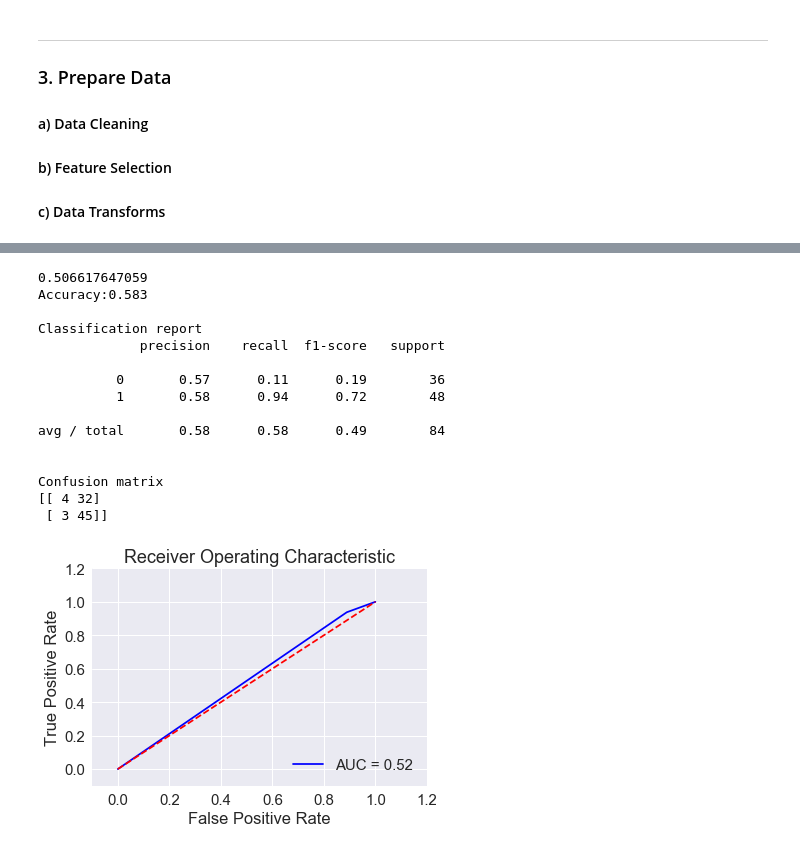
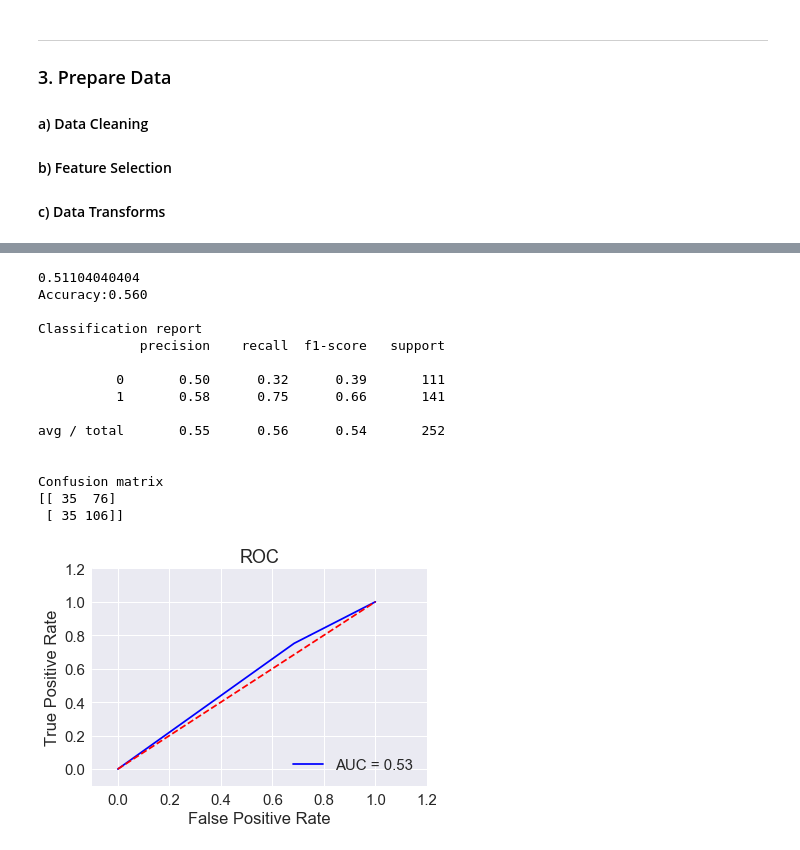
Before and after one commit to krishnamohan-seelam/MachineLearning_obsolete, a Jupyter notebook: classification/ISLR_Classification.ipynb, the cells around one changed output, grey strips where cells are left out. Saved outputs shown, nothing was run; the diff lists cells and outputs as text; code cells hidden in the pictures.

```diff
--- a/classification/ISLR_Classification.ipynb
+++ b/classification/ISLR_Classification.ipynb
@@ -191,7 +192,7 @@ def select_features_by_XTree(X,y):
 
     selected_features =np.array(model.feature_importances_)
     selected_features_X = pd.DataFrame(X.columns.values, columns=['name'])
-    selected_features =selected_features.reshape(8,1)
+    selected_features =selected_features.reshape(len(X.columns.values),1)
 
     selected_features_X['model_result'] =selected_features
     selected_features_X =selected_features_X.sort_values(by='model_result',ascending=False)
@@ -262,7 +266,7 @@ def plot_roc(y_test, y_pred):
     false_positive_rate, true_positive_rate, thresholds = roc_curve(y_test, y_pred)
     roc_auc = auc(false_positive_rate, true_positive_rate)
     fig = plt.figure(figsize=(6,4))
-    plt.title('Receiver Operating Characteristic')
+    plt.title('ROC')
     plt.plot(false_positive_rate, true_positive_rate, 'b',label='AUC = %0.2f'% roc_auc)
     plt.legend(loc='lower right')
     plt.plot([0,1],[0,1],'r--')
@@ -273,3 +277,28 @@ def plot_roc(y_test, y_pred):
     plt.show()
 
     roc_auc_score(y_test, y_pred)
+# %%
+train_set = input_dataset.loc[2001:2004]
+test_set = input_dataset.loc[2005]
+# %%
+X_train = train_set[top_features]
+y_train = train_set[response_column]
+X_test = test_set[top_features]
+y_test = test_set[response_column]
+
+#test_size = 0.33
+#seed = 7
+##X_train, X_test, y_train, y_test = train_test_split(X, y, test_size=test_size,random_state=seed)
+
+model =LogisticRegression(solver ='newton-cg' )
+
+scores,pipeline = evaluvate_pipeline(X_train,y_train,model,'log_reg')
+
+print(scores.mean())
+
+pipeline.fit(X_train,y_train.values.ravel())
+
+y_pred = measure_performance(X_test,y_test,pipeline, show_accuracy=True,
+                    show_classification_report=True,
+                    show_confusion_matrix=True, show_r2_score=False)
+plot_roc(y_test, y_pred)
@@ -276,36 +322,35 @@ def plot_roc(y_test, y_pred):
 # %%
-input_dataset =input_dataset[input_dataset['Year']==2005]
-X = input_dataset[top_features]
-y = input_dataset[response_column]
-test_size = 0.33
-seed = 7
-X_train, X_test, y_train, y_test = train_test_split(X, y, test_size=test_size,random_state=seed)
-model =LogisticRegression()
+#X = input_dataset[top_features]
+#y = input_dataset[response_column]
+#test_size = 0.33
+#seed = 7
+#X_train, X_test, y_train, y_test = train_test_split(X, y, test_size=test_size,random_state=seed)
+model =LinearDiscriminantAnalysis()
 
-scores,pipeline = evaluvate_pipeline(X_train,y_train,model,'log_reg')
+scores,pipeline = evaluvate_pipeline(X_train,y_train,model,'LDA')
 
 print(scores.mean())
 
 pipeline.fit(X_train,y_train.values.ravel())
 
 y_pred = measure_performance(X_test,y_test,pipeline, show_accuracy=True,
                     show_classification_report=True,
                     show_confusion_matrix=True, show_r2_score=False)
 plot_roc(y_test, y_pred)
 # %% [output]
-0.506617647059
-Accuracy:0.583
+0.51104040404
+Accuracy:0.560
 
 Classification report
              precision    recall  f1-score   support
 
-          0       0.57      0.11      0.19        36
-          1       0.58      0.94      0.72        48
+          0       0.50      0.32      0.39       111
+          1       0.58      0.75      0.66       141
 
-avg / total       0.58      0.58      0.49        84
+avg / total       0.55      0.56      0.54       252
 
 
 Confusion matrix
-[[ 4 32]
- [ 3 45]]
+[[ 35  76]
+ [ 35 106]]
-[figure, old version]
+[figure, new version]
```
Also changed, not shown: parts of 10 cells of this notebook.
